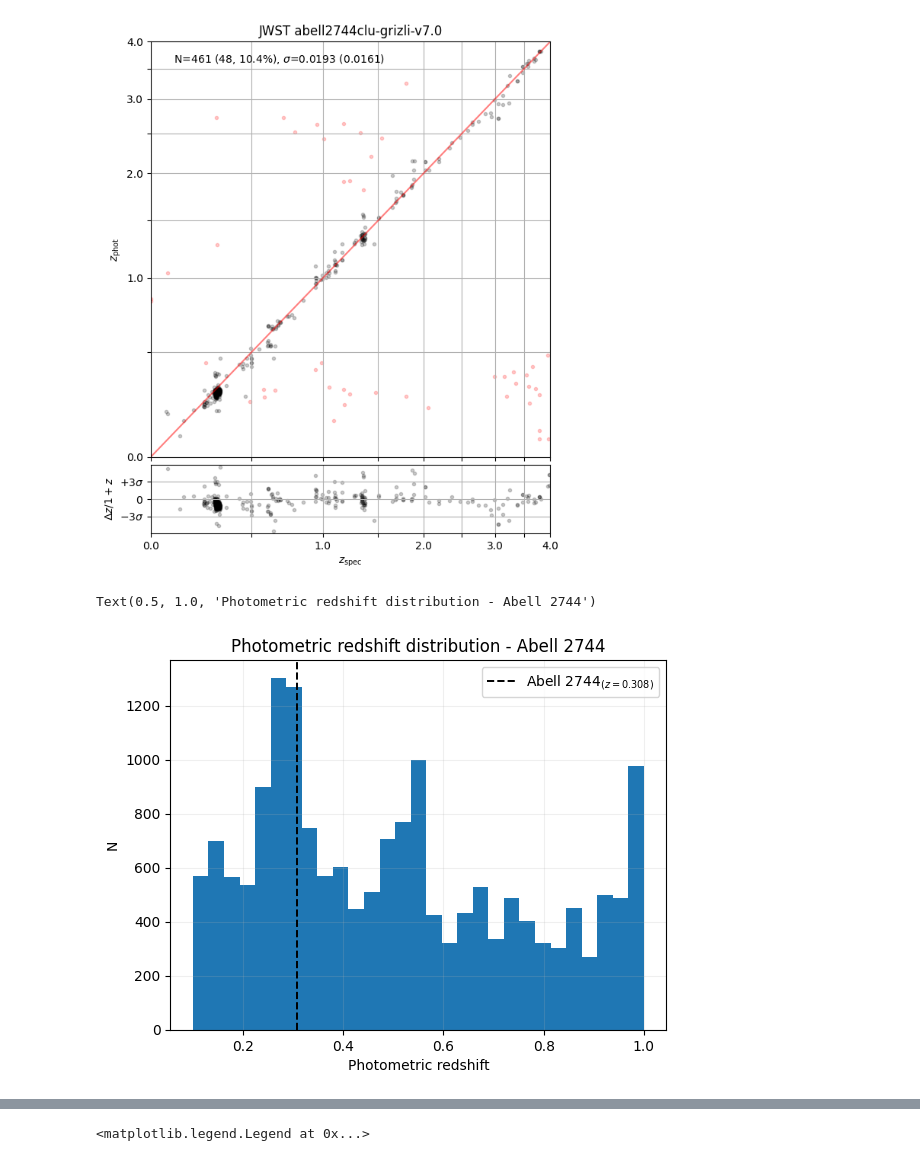
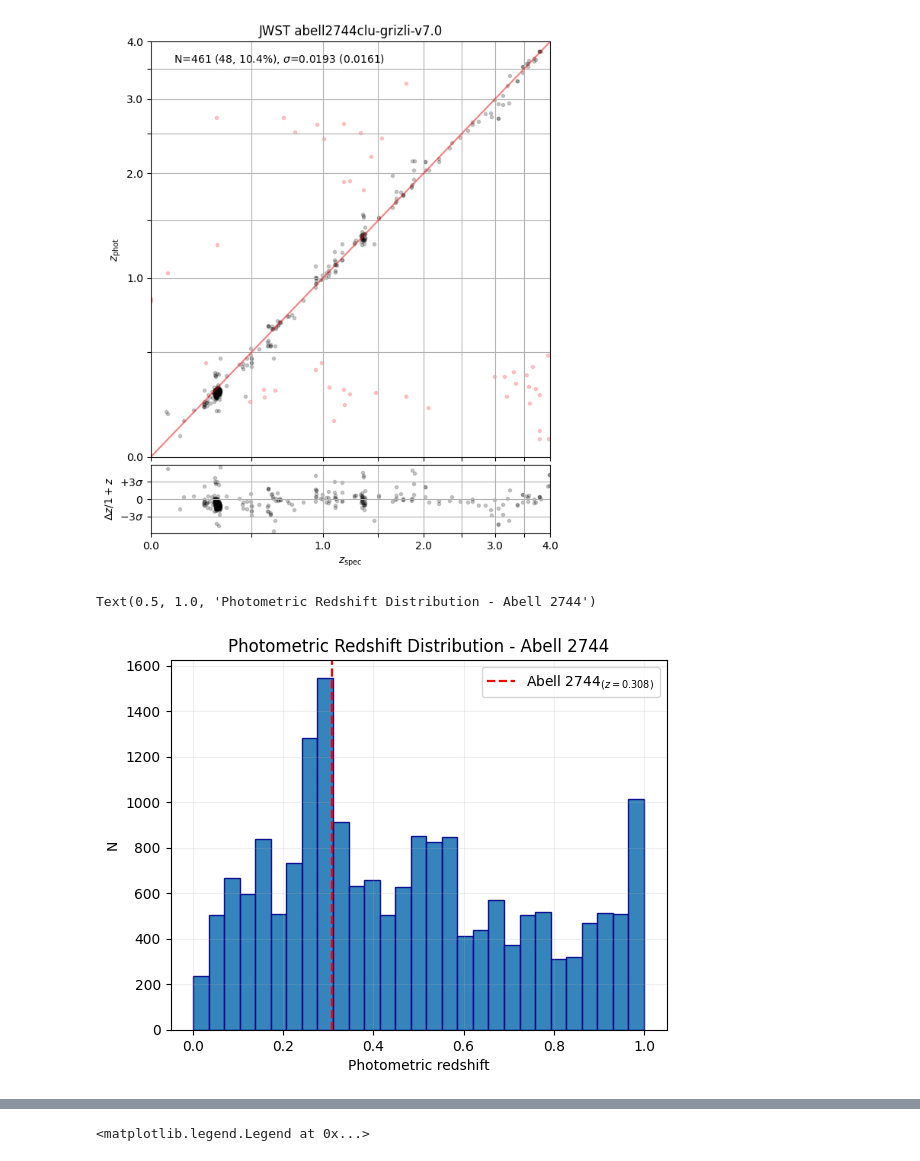
Before and after one commit to mayamerch/block-3-project, a Jupyter notebook: abell 2744.ipynb, the cells around one changed output, grey strips where cells are left out. Cells and saved outputs as stored; diff of their text form; code cells hidden in the pictures.

```diff
--- a/abell 2744.ipynb
+++ b/abell 2744.ipynb
@@ -284,19 +282,19 @@ mag_f814 = 23.9 - 2.5*np.log10(phot['f814w_tot_1'])
 # f160-f150 ~ 0
 # f200 not masked
 # %%
-plt.hist(zout['z_phot'], bins=np.linspace(0.1, 1, 30)) # bin this differently
+plt.hist(zout['z_phot'], bins=np.linspace(0, 1, 30), edgecolor='darkblue', alpha=0.9)
 minl = 0.2
 maxl = 0.4
 #plt.axvline(minl, linestyle='--', color='red', label='z = ' + str(minl))
 #plt.axvline(maxl, linestyle='--', color='red', label='z = ' + str(maxl))
-plt.axvline(0.308, linestyle='--', color='black', linewidth=1.4, label='Abell $2744_{(z = 0.308)}$')
+plt.axvline(0.308, linestyle='--', color='red', linewidth=1.6, label='Abell $2744_{(z = 0.308)}$')
 plt.grid(alpha=0.2)
 plt.legend()
-plt.xlabel('Photometric redshift'); plt.ylabel('N'); plt.title('Photometric redshift distribution - Abell 2744')
+plt.xlabel('Photometric redshift'); plt.ylabel('N'); plt.title('Photometric Redshift Distribution - Abell 2744')
 ## Likelihood that a particular galaxy is a cluster member -> galaxies < 0 and > 7.5 are foreground/background objects?
 # %% [output]
-Text(0.5, 1.0, 'Photometric redshift distribution - Abell 2744')
+Text(0.5, 1.0, 'Photometric Redshift Distribution - Abell 2744')
-[figure, old version]
+[figure, new version]
 # %%
 plt.scatter(zout['z_phot'], mag_f150, marker='s', alpha=0.1, label='$z_{phot}$', color='red')
 plt.scatter(zout['z_spec'], mag_f150, marker='o', alpha=0.2, label='$z_{spec}$', color='black')
```
Also changed, not shown: parts of 13 cells of this notebook.
